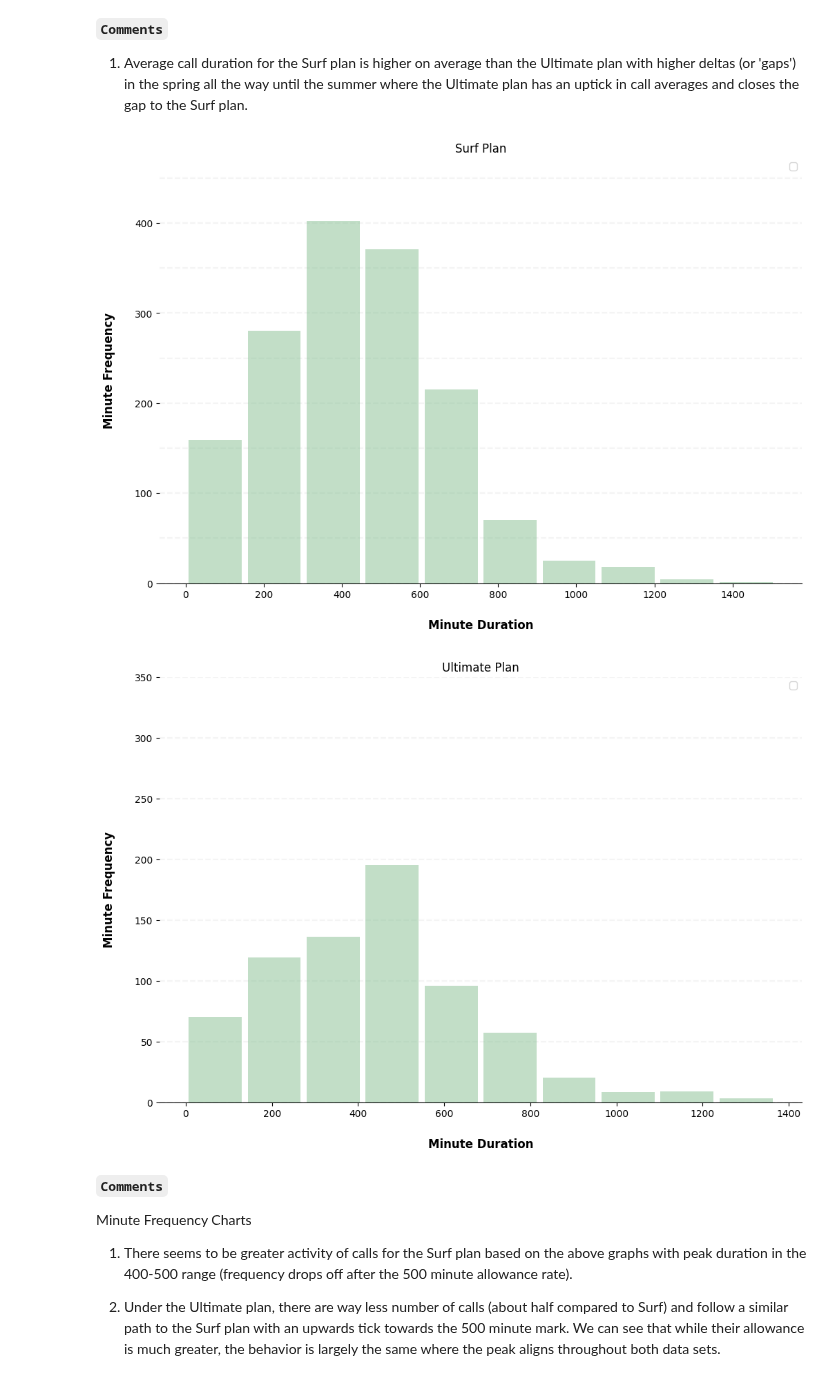
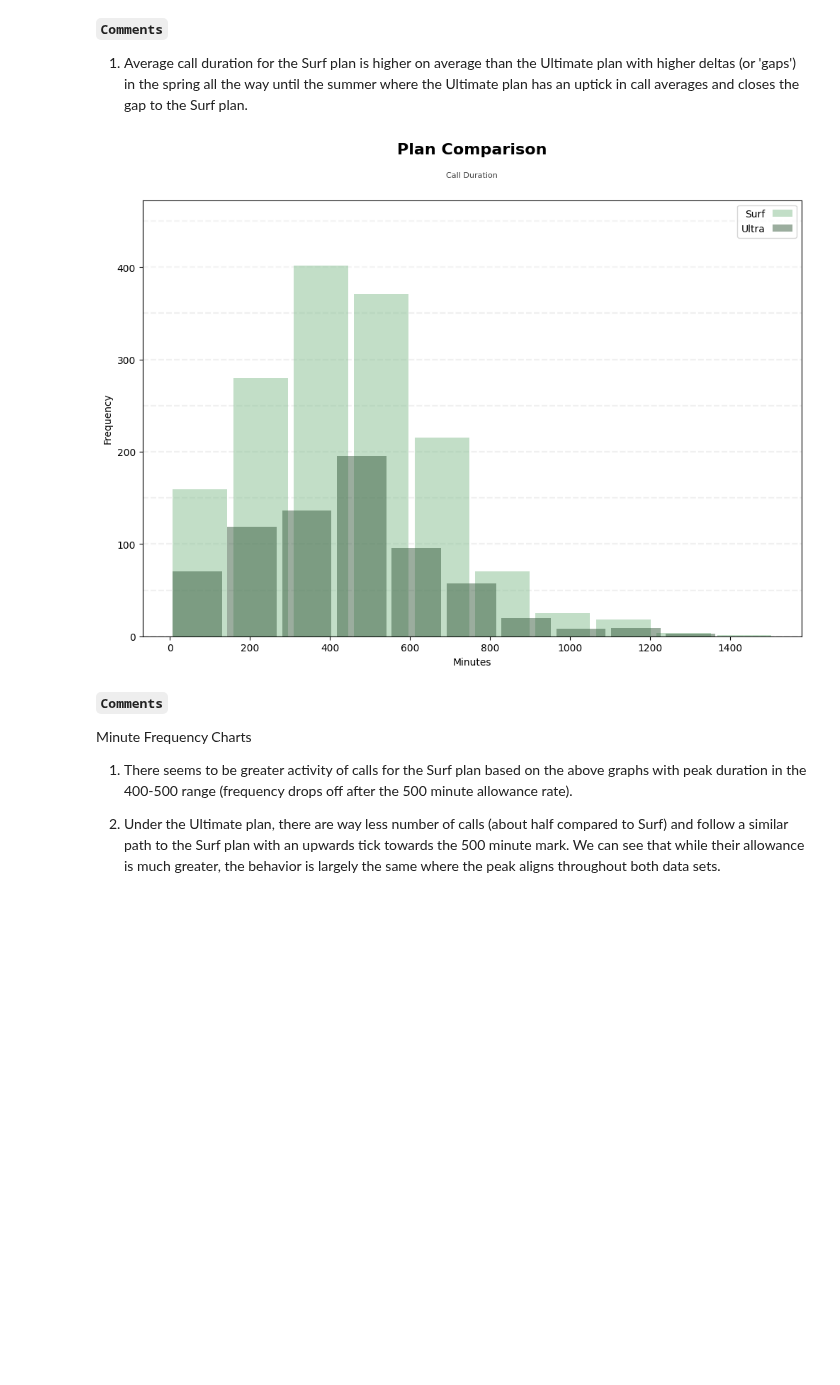
Before and after one commit to mattamx/Projects, a Jupyter notebook: TripleTen Projects/Sprint 3 - Statistical Data Analysis/Statistical Data Analysis.ipynb, the cells around one changed output. Drawn from its saved outputs; the diff is of its cells as text; code cells hidden in the pictures; blank space fills up the shorter version.

```diff
--- a/TripleTen Projects/Sprint 3 - Statistical Data Analysis/Statistical Data Analysis.ipynb
+++ b/TripleTen Projects/Sprint 3 - Statistical Data Analysis/Statistical Data Analysis.ipynb
@@ -1108,6 +1183,7 @@ plt.show()
 # making the assumption that this is asking for the frequency of the minute allowances per user on each plan
 # or asking for the sum of minutes for each month (per plan) compared allowance to come up with a monthly 'requirement'
 
+fig, ax = plt.subplots(figsize=(12, 8))
 
 ## creating a table with the date needed from the original DF
 call_compare = megaline_df.loc[:,['user_id', 'minutes_spent','minute_allowance','month_str','plan']]
@@ -1115,55 +1191,67 @@ call_compare = megaline_df.loc[:,['user_id', 'minutes_spent','minute_allowance',
 ## filtering per plan for comparison
 surf_filter = call_compare[call_compare['plan'] == 'surf']
 ultimate_filter = call_compare[call_compare['plan'] == 'ultimate']
 
 ## storing the previous variable with a specific index
 surf_calls_per = surf_filter.set_index(['month_str', 'plan']).minutes_spent.reset_index()
 ultimate_calls_per = ultimate_filter.set_index(['month_str', 'plan']).minutes_spent.reset_index()
 
 ## creating variable housing the histogram
-min_hist = surf_calls_per.plot(kind='hist', alpha=0.5, figsize=(12,8), color='#86bf91',zorder=2, rwidth=0.9, title='Surf Plan')
+surf_min_hist = surf_calls_per.plot(kind='hist', alpha=0.5, color='#86bf91',zorder=2, rwidth=0.9,
+                               #title='Surf Plan',
+                               ax=ax)
 
 ## setting the labels and formatting
-min_hist.set_ylabel("Minute Frequency", labelpad=20, weight='bold', size=12)
-min_hist.set_xlabel("Minute Duration", labelpad=20, weight='bold', size=12)
+# min_hist.set_ylabel("Minute Frequency", labelpad=20, size=12)
+# min_hist.set_xlabel("Minute Duration", labelpad=20, size=12)
 
 ## removing the lines around the graph
-min_hist.spines['right'].set_visible(False)
-min_hist.spines['top'].set_visible(False)
-min_hist.spines['left'].set_visible(False)
+# min_hist.spines['right'].set_visible(False)
+# min_hist.spines['top'].set_visible(False)
+# min_hist.spines['left'].set_visible(False)
 
 ## creating horizontal axis lines
-values = min_hist.get_yticks()
+values = surf_min_hist.get_yticks()
 for tick in values:
-    min_hist.axhline(y=tick, linestyle='dashed', alpha=0.6, color='#eeeeee', zorder=1)
-
-plt.legend('')
+    surf_min_hist.axhline(y=tick, linestyle='dashed', alpha=0.6, color='#eeeeee', zorder=1)
 
 ## recreating the above but with the ultimate plan, putting all the formatting code at the bottom
 ## set a ylimit to mirror the axis of the previous graph for an 'apples to apples' comp.
-min_hist = ultimate_calls_per.plot(kind='hist', alpha=0.5, figsize=(12,8), color='#86bf91',
-                                   zorder=2, rwidth=0.9, title='Ultimate Plan', ylim=(0,350))
+ult_min_hist = ultimate_calls_per.plot(kind='hist', alpha=0.5, color='#385c3f',
+                                   zorder=2, rwidth=0.9,
+                                   #title='Ultimate Plan',
+                                   label={'minutes_spent': 'Ultimate'},
+                                   ylim=(0,350), ax=ax)
+
 
 ## setting the labels and formatting
-min_hist.set_ylabel("Minute Frequency", labelpad=20, weight='bold', size=12)
-min_hist.set_xlabel("Minute Duration", labelpad=20, weight='bold', size=12)
+# min_hist.set_ylabel("Minute Frequency", size=12)
+ult_min_hist.set_xlabel("Minutes")
+
 
 ## removing the lines around the graph
-min_hist.spines['right'].set_visible(False)
-min_hist.spines['top'].set_visible(False)
-min_hist.spines['left'].set_visible(False)
+# min_hist.spines['right'].set_visible(False)
+# min_hist.spines['top'].set_visible(False)
+# min_hist.spines['left'].set_visible(False)
 
 ## creating horizontal axis lines
-values = min_hist.get_yticks()
+values = ult_min_hist.get_yticks()
 for tick in values:
-    min_hist.axhline(y=tick, linestyle='dashed', alpha=0.6, color='#eeeeee', zorder=1)
+    ult_min_hist.axhline(y=tick, linestyle='dashed', alpha=0.6, color='#eeeeee', zorder=1)
 
-plt.legend('')
 
+ax.autoscale()
+ax.text(x=0.5, y=1.1, s='Plan Comparison', fontsize=16, weight='bold', ha='center', va='bottom', transform=ax.transAxes)
+ax.text(x=0.5, y=1.05, s='Call Duration', fontsize=8, alpha=0.75, ha='center', va='bottom', transform=ax.transAxes)
+
+handles, labels = ax.get_legend_handles_labels()
+labels = ['Surf', 'Ultra']
+
+ax.legend(handles, labels, loc = 'upper right', markerfirst = False)
+# plt.legend(loc = 'upper right')
 plt.show()
 # %% [output]
-[figure, old version]
+[figure, new version]
-[figure, removed]
 # %% [markdown]
 **`Comments`**
 
```
Also changed, not shown: parts of 24 cells of this notebook, 7 other files.
